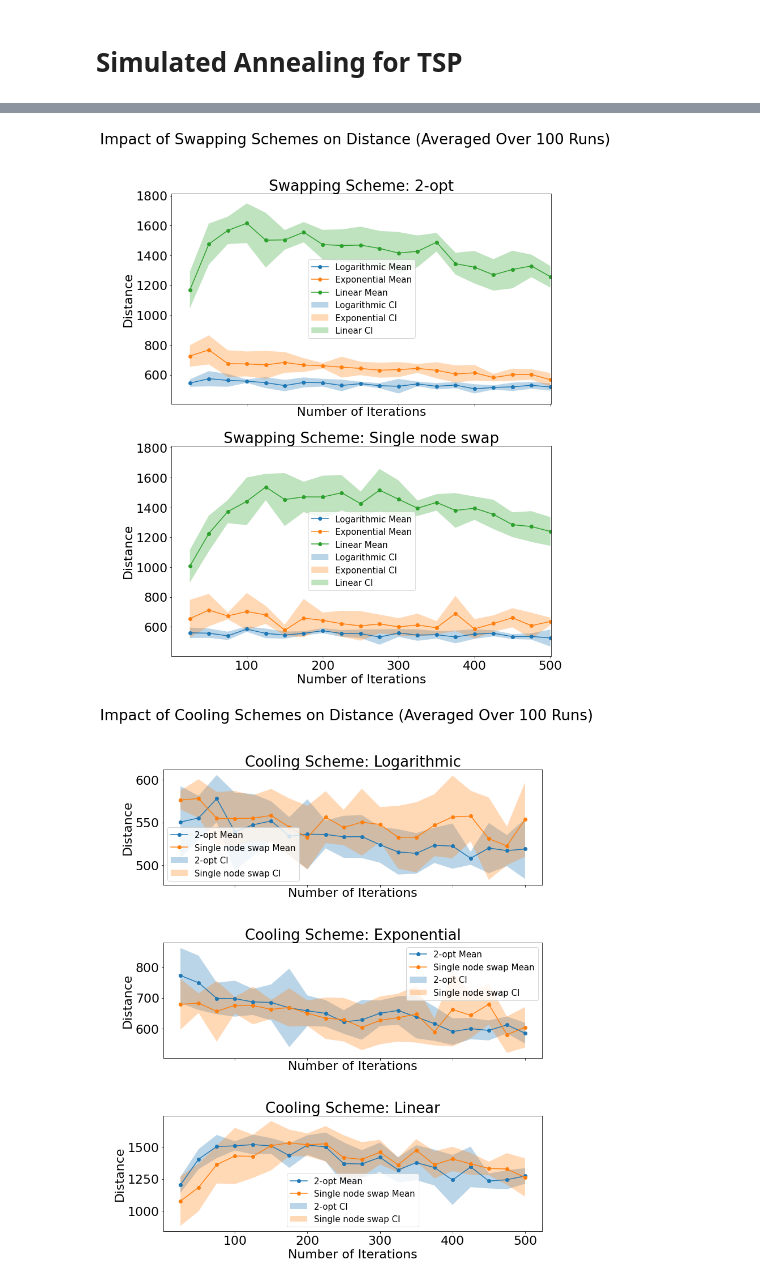
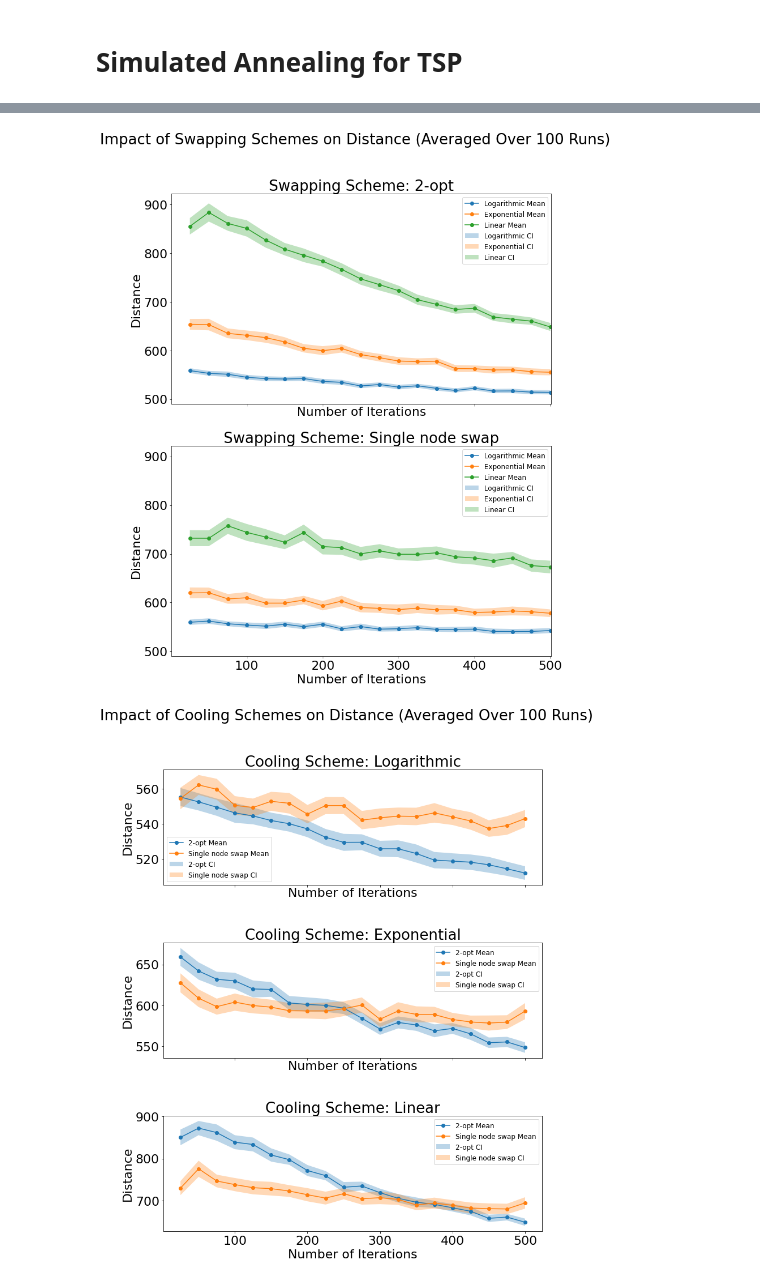
Before and after one commit to koenweverink/stochastic_simulation_assignment_3, a Jupyter notebook: Last Notebook.ipynb, the cells around one changed output, grey strips where cells are left out. Saved outputs shown, nothing was run; the diff lists cells and outputs as text; code cells hidden in the pictures.

```diff
--- a/Last Notebook.ipynb
+++ b/Last Notebook.ipynb
@@ -188,14 +208,14 @@ def calculate_confidence_interval(data, confidence=0.95):
     h = std_err * t.ppf((1 + confidence) / 2, n - 1)
     return m - h, m + h
 # %%
-def run_experiment(cooling_scheme, swap_scheme, max_iterations_range, num_runs=5):
+def run_experiment(cooling_scheme, swap_scheme, max_iterations_range, num_runs=100):
     results = {'Iteration': [], 'Distance': []}
 
     for max_iter in max_iterations_range:
         distances = []
 
         for _ in range(num_runs):
-            sa_instance = SimulatedAnnealing(init_cities, C= 0.897485, T0=7895, max_step=max_iter, init_seed=np.random.randint(1, 1000))
+            sa_instance = SimulatedAnnealing(init_cities, C= 0.737770677729471, T0=364, max_step=max_iter, init_seed=np.random.randint(1, 1000))
             final_cities = sa_instance.run(cooling_scheme, swap_scheme)
 
             distances.append(total_distance(final_cities))
@@ -231,34 +251,34 @@ for i, swap_scheme in enumerate(swap_schemes):
     axs[i].set_ylabel('Distance', fontsize=22)
     axs[i].set_xlabel('Number of Iterations', fontsize=22)
     axs[i].set_xlim(x_axis_limits)
-    axs[i].legend(fontsize=15)
+    axs[i].legend(fontsize=12)
     axs[i].tick_params(axis='both', labelsize=22)
     # Save the plot as a PNG file
     plt.savefig(f'swap_scheme_{swap_scheme}.png')
 
 # Create subplots for each cooling scheme
 fig, axs_cooling = plt.subplots(len(cooling_schemes), 1, figsize=(12, 15), sharex=True, gridspec_kw={'hspace': 0.5})
 fig.suptitle('Impact of Cooling Schemes on Distance (Averaged Over 100 Runs)', fontsize=26)
 
 # axs_cooling[0].get_shared_y_axes().join(*axs_cooling)
 
 for i, cooling_scheme in enumerate(cooling_schemes):
     for swap_scheme in swap_schemes:
         df_results = run_experiment(cooling_scheme, swap_scheme, max_iterations_range)
         axs_cooling[i].fill_between(df_results['Iteration'], df_results['Distance'].apply(lambda x: x[1]), df_results['Distance'].apply(lambda x: x[2]), alpha=0.3, label=f'{swap_scheme.capitalize()} CI')
         axs_cooling[i].plot(df_results['Iteration'], df_results['Distance'].apply(lambda x: x[0]), label=f'{swap_scheme.capitalize()} Mean', marker='o')
 
     axs_cooling[i].set_title(f'Cooling Scheme: {cooling_scheme.capitalize()}', fontsize=26)
     axs_cooling[i].set_ylabel('Distance', fontsize=22)
     axs_cooling[i].set_xlabel('Number of Iterations', fontsize=22)
 #     axs_cooling[i].set_xlim(x_axis_limits)
-    axs_cooling[i].legend(fontsize=15)
+    axs_cooling[i].legend(fontsize=12)
     axs_cooling[i].tick_params(axis='both', labelsize=22)
 
     # Save the plot as a PNG file
     plt.savefig(f'cooling_scheme_{cooling_scheme}.png')
 
 plt.show()
 # %% [output]
-[figure, old version]
+[figure, new version]
-[figure, old version]
+[figure, new version]
```
Also changed, not shown: parts of 1 cell of this notebook, 2 other files.
